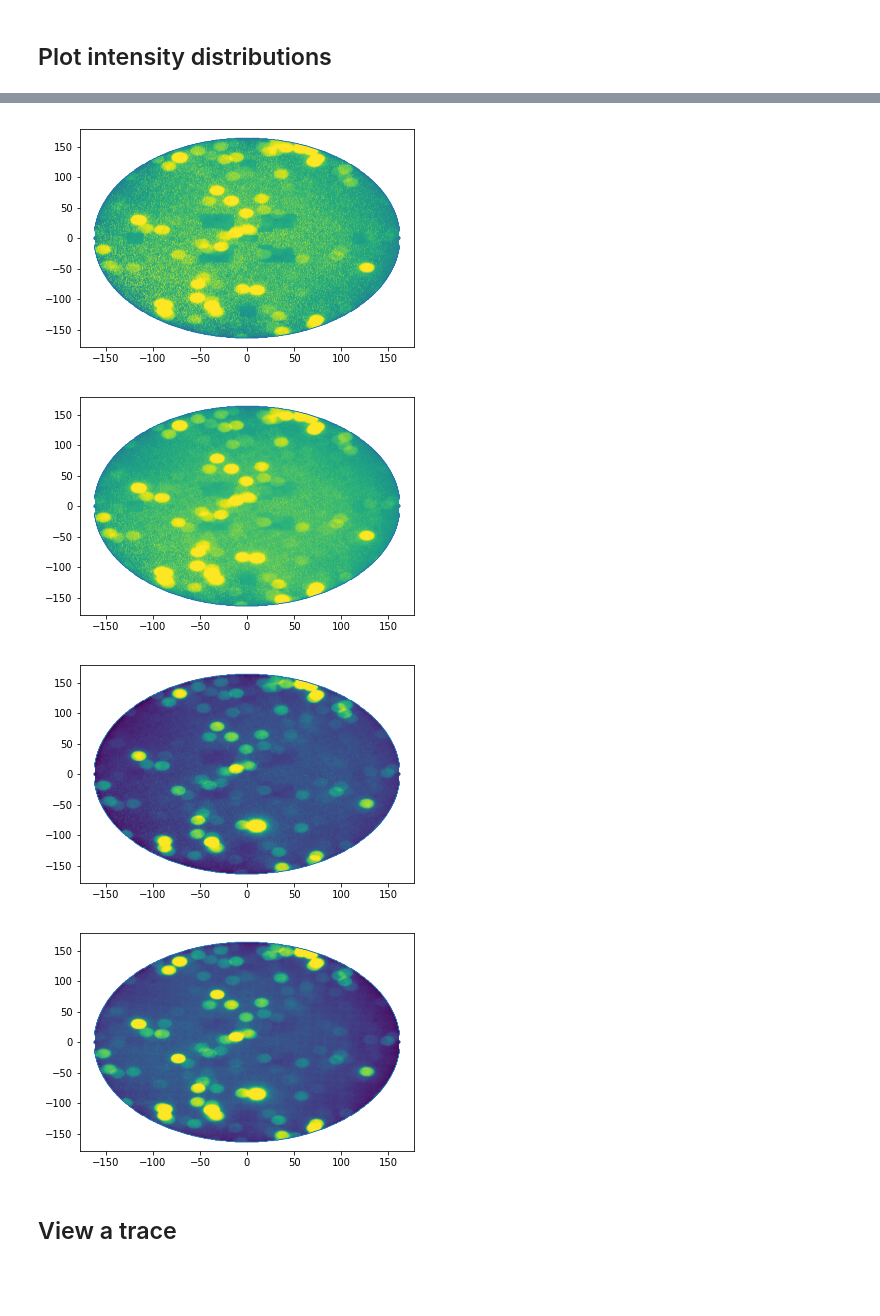
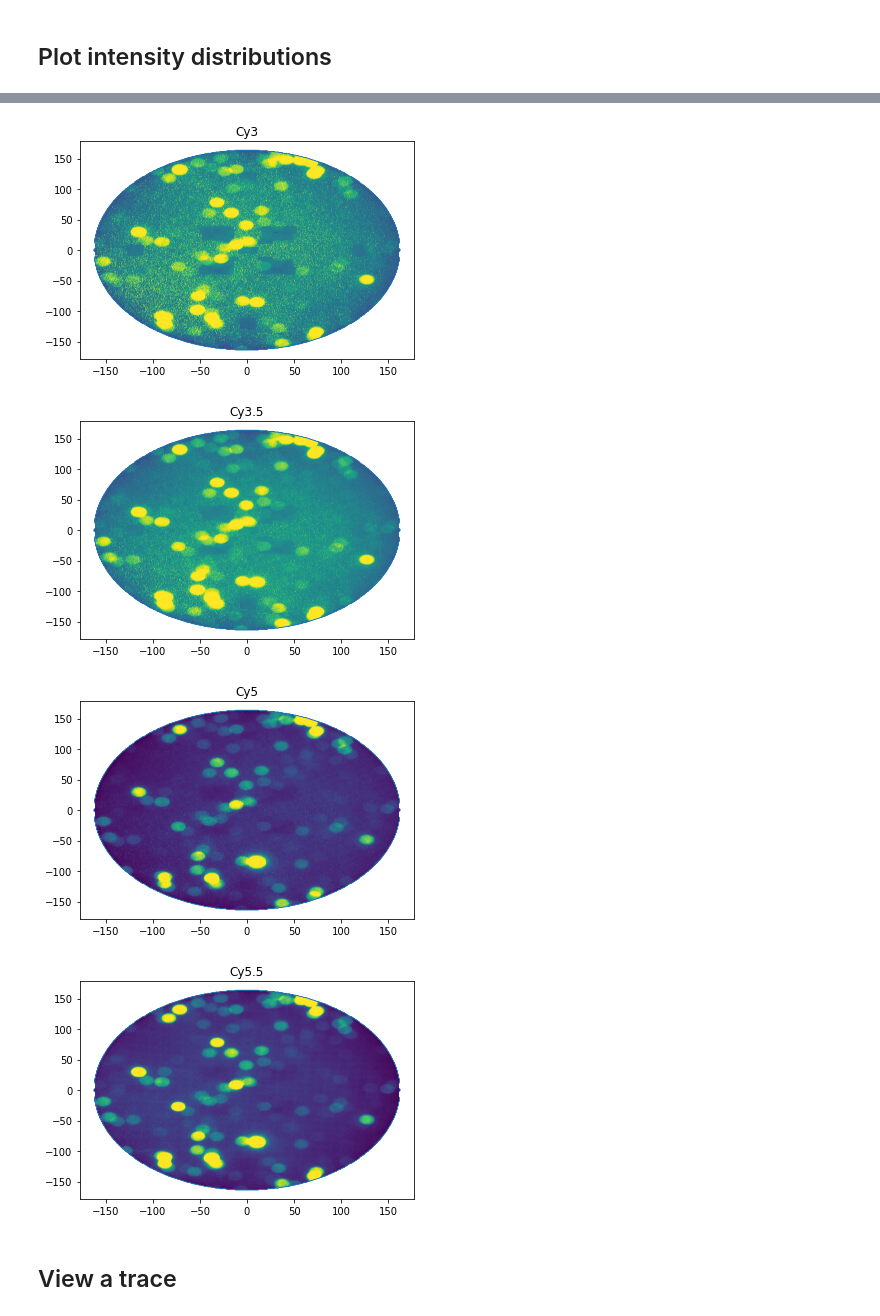
Before and after one commit to ashleefeng/pacbio, a Jupyter notebook: PacBio_read.ipynb, the cells around one changed output, grey strips where cells are left out. Saved outputs shown, nothing was run; the diff lists cells and outputs as text; code cells hidden in the pictures; blank space fills up the shorter version.

```diff
--- a/PacBio_read.ipynb
+++ b/PacBio_read.ipynb
@@ -6,16 +7,15 @@ import matplotlib.pyplot as plt
 ## User input
 # %%
 filename_prefix = 'E:\\Ashlee\\PacBio\\181207\\30s_43N43\\m181207_211324_42131_c000468682559900001500000112312060_s1_p0'
-
-frame_rate = 0.1 #seconds
-colors = [(0, 1, 0), 'green', 'orange', 'red']
+colors = ['green', (0, 1, 0), 'red', 'orange']
+lasers = ['Cy3', 'Cy3.5', 'Cy5', 'Cy5.5']
 # %% [markdown]
 ## Load data
 # %%
 trc_filename = filename_prefix + '.trc.h5'
 mcd_filename = filename_prefix + '.mcd.h5'
 upd_filename = filename_prefix + '.upd.h5'
-meta_filename = filename_prefix + '.metadata'
+meta_filename = filename_prefix + '.metadata.xml'
 
 trc_file = h5py.File(trc_filename, 'r')
 mcd_file = h5py.File(mcd_filename, 'r')
@@ -23,11 +23,24 @@ upd_file = h5py.File(upd_filename, 'r')
 
 # Load data in trace file
 dset = trc_file['TraceData']
-traces = dset['Traces']
+raw_traces = dset['Traces']
 decode = dset['Codec']['Decode']
-n_traces = traces.shape[0]
-n_frames = traces.shape[2]
+n_traces = raw_traces.shape[0]
+n_frames = raw_traces.shape[2]
+decode_array = np.array(decode)
 
-# Load data in mcd file
+# Load data in upd file
+upd_TD = upd_file['TraceData']
+hole_xy_plot = upd_TD['HoleXYPlot'] # (x,y) coordinates for each well
+hole_status = upd_TD['HoleStatus'] # fiducials
 
-time_axis = np.arange(n_frames)*frame_rate
+# Extract frame rate from metadata
+meta_tree = ET.parse(meta_filename)
+root = meta_tree.getroot()
+for keyval in root.iter('{http://pacificbiosciences.com/PAP/Metadata.xsd}KeyValue'):
+    if keyval.attrib['key'] == 'MovieFPS':
+        fps = int(keyval.text)
+        frame_rate = 1.0/fps # seconds
+        break
+
+time_axis = np.arange(n_frames)*frame_rate # for plotting traces
@@ -86,11 +68,20 @@ decode_array = np.array(decode)
+# %%
+traces = np.zeros(raw_traces.shape)
+for i in range(n_traces):
+    traces[i] = decode_array[raw_traces[i]]
 # %% [markdown]
 ## Plot intensity distributions
 # %%
 avg_intens = np.mean(traces, axis=2) # not decoded
 # %%
 for i in range(4):
-    plt.hist(avg_intens.T[i], bins=100, range=[0, 300], histtype='step', color=colors[i])
+    avg_intens_i = avg_intens.T[i]
+    min_i = min(avg_intens_i)
+    max_i = max(avg_intens_i)
+    plt.hist(avg_intens_i, bins=100, range=[min_i, max_i], histtype='step', color=colors[i])
+
 
 plt.xlabel('Intensity')
 plt.ylabel('Count')
+plt.legend(lasers)
 # %% [output]
@@ -99,14 +90,15 @@ Text(0,0.5,'Count')
 # %%
 for i in range(4):
     plt.figure()
     plt.scatter(hole_xy_plot[:, 0], hole_xy_plot[:, 1], hole_status)
     plt.scatter(hole_xy_plot[:, 0], hole_xy_plot[:, 1], 1, avg_intens.T[i]/300)
+    plt.title(lasers[i])
     plt.show()
 # %% [output]
-[figure, old version]
+[figure, new version]
-[figure, old version]
+[figure, new version]
-[figure, old version]
+[figure, new version]
-[figure, old version]
+[figure, new version]
 # %% [markdown]
 ## View a trace
 # %%
```
Also changed, not shown: parts of 11 cells of this notebook.
